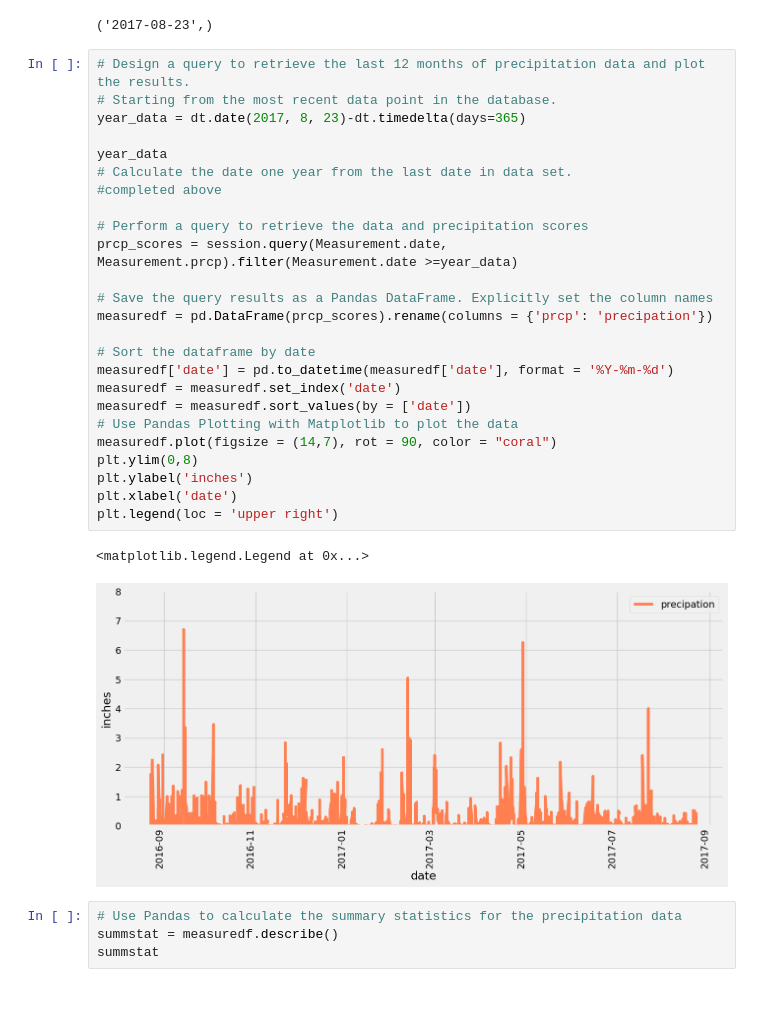
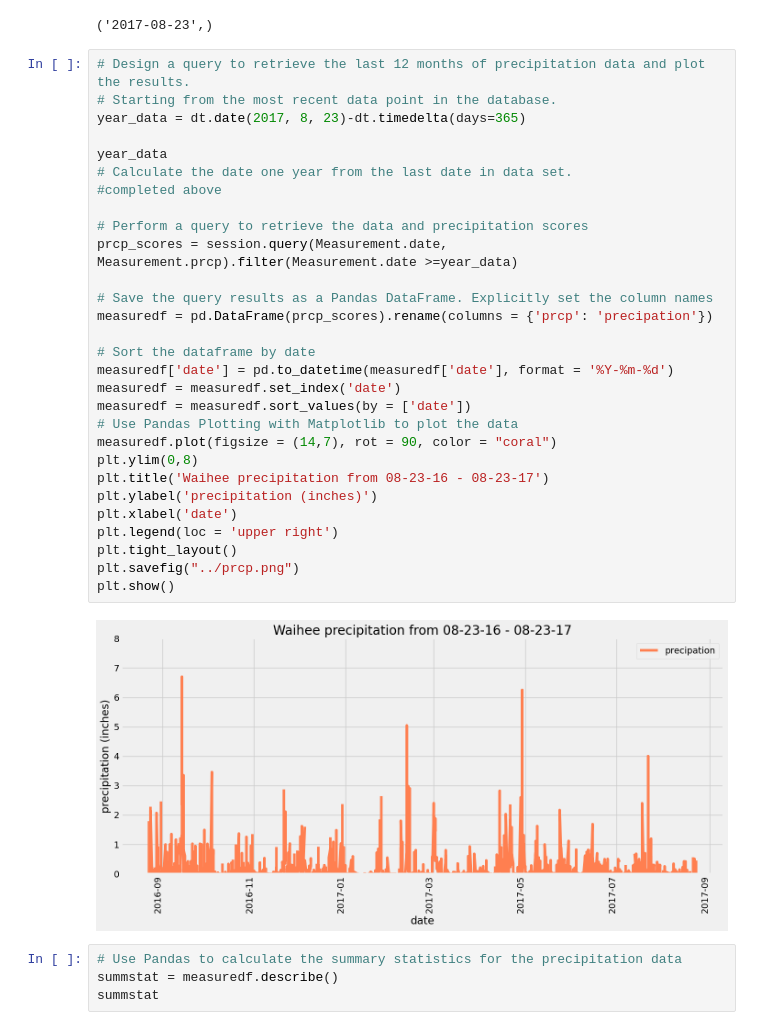
Before and after one commit to jnnfrwht14/Module_10_sqlalchemy, a Jupyter notebook: sqlachemy_code/climate_starter.ipynb, the cells around one changed output. Drawn from its saved outputs; the diff is of its cells as text; blank space fills up the shorter version.

```diff
--- a/sqlachemy_code/climate_starter.ipynb
+++ b/sqlachemy_code/climate_starter.ipynb
@@ -48,31 +48,34 @@ recent_date
 # %%
 # Design a query to retrieve the last 12 months of precipitation data and plot the results.
 # Starting from the most recent data point in the database.
 year_data = dt.date(2017, 8, 23)-dt.timedelta(days=365)
 
 year_data
 # Calculate the date one year from the last date in data set.
 #completed above
 
 # Perform a query to retrieve the data and precipitation scores
 prcp_scores = session.query(Measurement.date, Measurement.prcp).filter(Measurement.date >=year_data)
 
 # Save the query results as a Pandas DataFrame. Explicitly set the column names
 measuredf = pd.DataFrame(prcp_scores).rename(columns = {'prcp': 'precipation'})
 
 # Sort the dataframe by date
 measuredf['date'] = pd.to_datetime(measuredf['date'], format = '%Y-%m-%d')
 measuredf = measuredf.set_index('date')
 measuredf = measuredf.sort_values(by = ['date'])
 # Use Pandas Plotting with Matplotlib to plot the data
 measuredf.plot(figsize = (14,7), rot = 90, color = "coral")
 plt.ylim(0,8)
-plt.ylabel('inches')
+plt.title('Waihee precipitation from 08-23-16 - 08-23-17')
+plt.ylabel('precipitation (inches)')
 plt.xlabel('date')
 plt.legend(loc = 'upper right')
+plt.tight_layout()
+plt.savefig("../prcp.png")
+plt.show()
 # %% [output]
-<matplotlib.legend.Legend at 0x...>
-[figure, old version]
+[figure, new version]
 # %%
 # Use Pandas to calculate the summary statistics for the precipitation data
 summstat = measuredf.describe()
```
Also changed, not shown: parts of 2 cells of this notebook, 1 other file.
